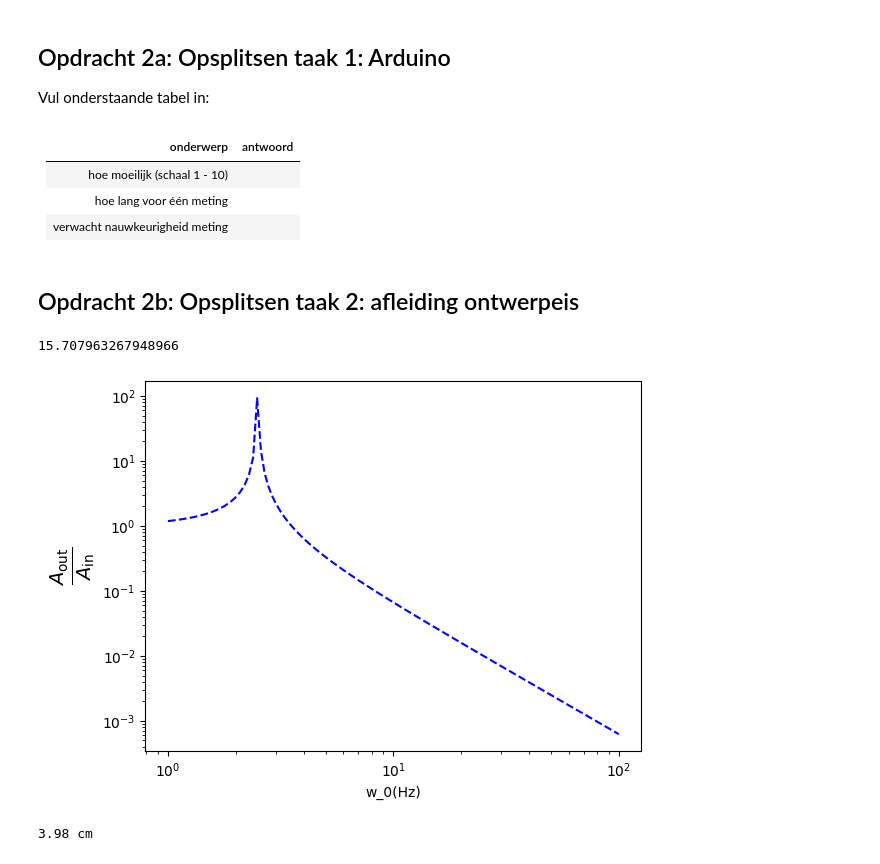
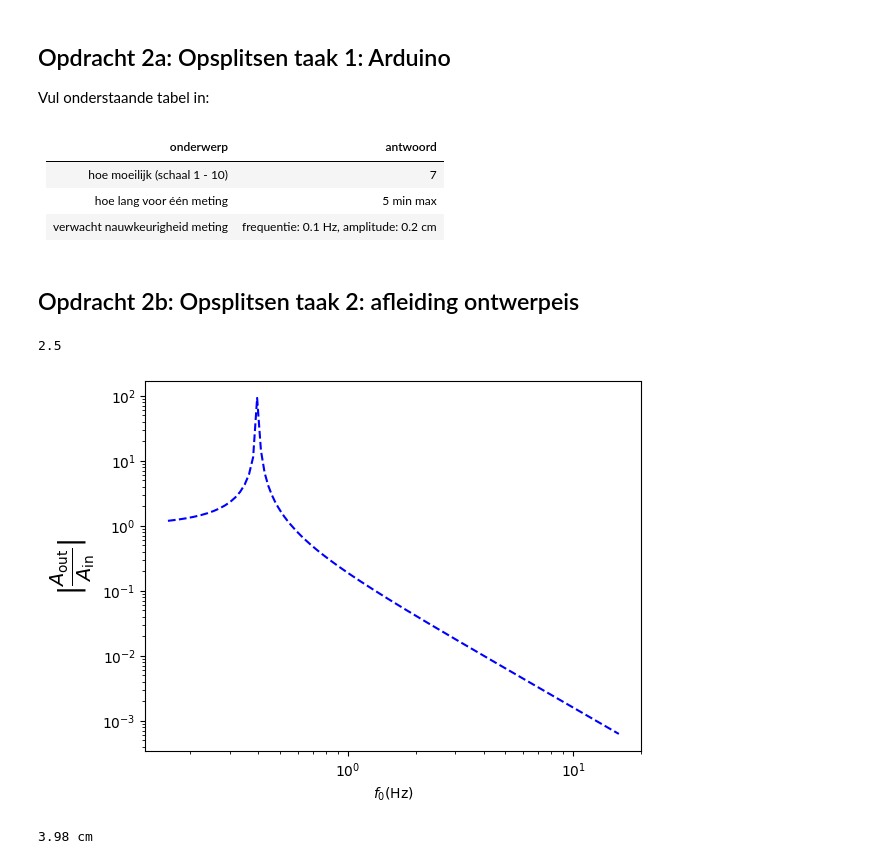
Before and after one commit to IshaSchneiders/opdrachten-DEF-D-Isha_Schneiders, a Jupyter notebook: FysiekeOntwerpopdrachten/5MaakEenOpstellingTrillingsvrij/Ontwerpopdracht5MaakEenOpstellingTrillingsvrijInvulTemplate.ipynb, the cells around one changed output. Drawn from its saved outputs; the diff is of its cells as text; code cells hidden in the pictures.

```diff
--- a/FysiekeOntwerpopdrachten/5MaakEenOpstellingTrillingsvrij/Ontwerpopdracht5MaakEenOpstellingTrillingsvrijInvulTemplate.ipynb
+++ b/FysiekeOntwerpopdrachten/5MaakEenOpstellingTrillingsvrij/Ontwerpopdracht5MaakEenOpstellingTrillingsvrijInvulTemplate.ipynb
@@ -39,9 +39,9 @@ Vul onderstaande tabel in:
 # %% [markdown]
 | onderwerp    | antwoord  |
 |---|---|
-| hoe moeilijk (schaal 1 - 10) |  |
-| hoe lang voor één meting |  |
-| verwacht nauwkeurigheid meting |  |
+| hoe moeilijk (schaal 1 - 10) | 7 |
+| hoe lang voor één meting | 5  min max |
+| verwacht nauwkeurigheid meting | frequentie: 0.1 Hz, amplitude: 0.2 cm |
 # %% [markdown]
 ## Opdracht 2b: Opsplitsen taak 2: afleiding ontwerpeis
 # %%
@@ -50,30 +50,31 @@ Vul onderstaande tabel in:
 f0=5 #Hz
 w0=2*np.pi*f0 #hz
 w_c=w0/2 #Hz
-print(w_c)
+f_c=w_c/(2*np.pi)
+print(f_c)
 # %% [output]
-15.707963267948966
+2.5
 # %%
 # Voeg hier je plot in.
 def Aout_Ain(f0,w_c):
     '''
     Functie Aout/Ain volgend dictaat
     w0 = grondfrequantie in Hertz
     w_c = eigenfrequentie in Hertz
     '''
     return np.abs(1/(1-(2*np.pi*f0/w_c)**2))
 
 w0_arr=np.linspace(1,100,1000) #grondfrequenties
 
 #plot
 plt.figure()
-plt.plot(w0_arr,Aout_Ain(w0_arr,w_c),"b--")
-plt.ylabel(r"$\frac{A_\text{out}}{A_\text{in}}$",fontsize=20)
-plt.xlabel("w_0(Hz)")
+plt.plot(w0_arr/(2*np.pi),Aout_Ain(w0_arr,w_c),"b--")
+plt.ylabel(r"|$\frac{A_\text{out}}{A_\text{in}}$|",fontsize=20)
+plt.xlabel(r"$f_0$(Hz)")
 plt.loglog()
 plt.show()
 # %% [output]
-[figure, old version]
+[figure, new version]
 # %%
 # Bereken hier de minimale Delta-x waarbij je aan de eis van de opdracht voldoet.
 #dx=g/w_c**2 geeft:
```
Also changed, not shown: parts of 7 cells of this notebook, 1 other file.
